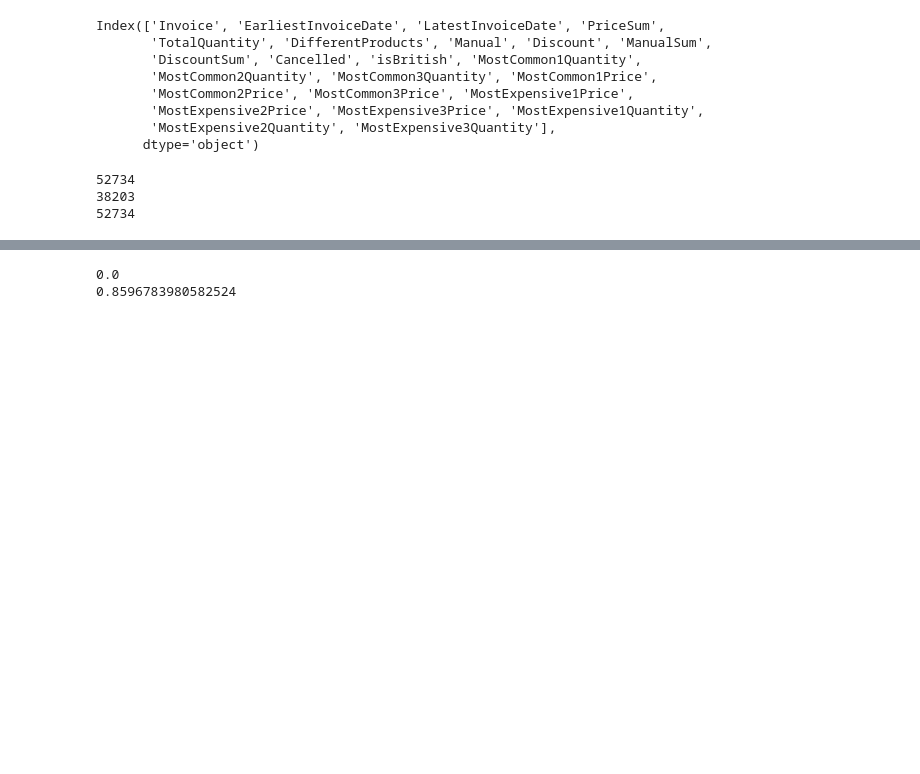
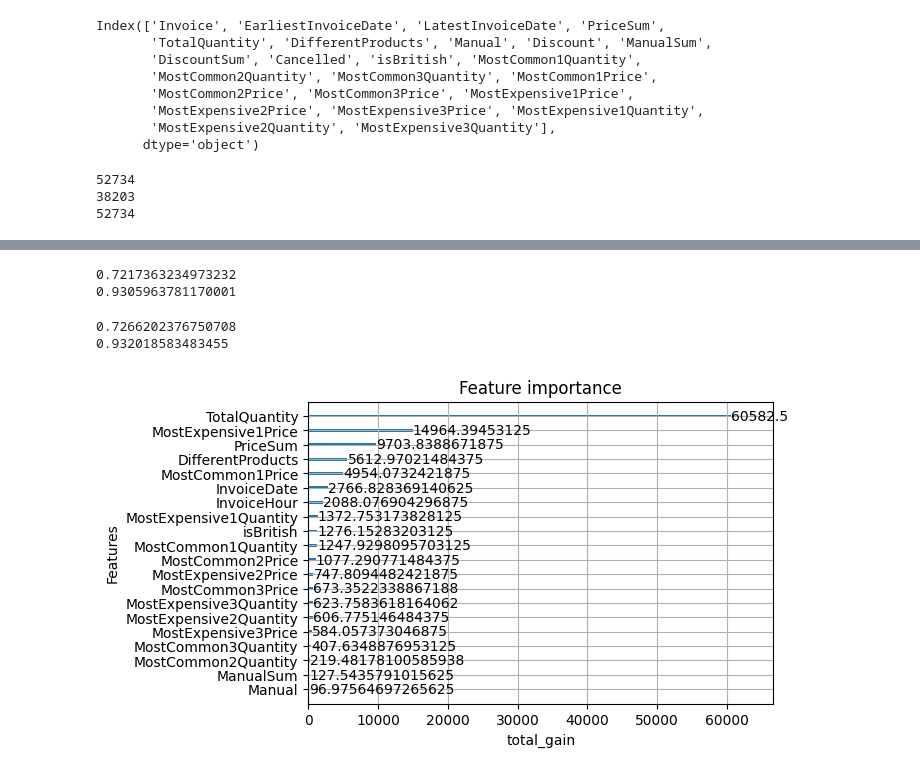
Before and after one commit to AdamGetBackToWork/WhateverBHL, a Jupyter notebook: main.ipynb, the cells around one changed output, grey strips where cells are left out. Drawn from its saved outputs; the diff is of its cells as text; code cells hidden in the pictures; blank space fills up the shorter version.

Commit message:
better xgb params

```diff
--- a/main.ipynb
+++ b/main.ipynb
@@ -314,7 +264,55 @@ print(accuracy_score(valid_y, rand))
-# %%
-zeros = np.zeros(len(valid_y))
-print(cohen_kappa_score(valid_y, zeros))
-print(accuracy_score(valid_y, zeros))
-# %% [output]
-0.0
-0.8596783980582524
+# %%
+dtrain = xgb.DMatrix(train_X, train_y)
+# %%
+model = xgb.XGBClassifier(n_estimators=cv_results['test-logloss-mean'].argmin())
+model.fit(train_X, train_y)
+pred = model.predict(test_X)
+print(cohen_kappa_score(test_y, pred))
+print(accuracy_score(test_y, pred))
+# %% [output]
+0.7217363234973232
+0.9305963781170001
+# %%
+params = dict(
+    objective='binary:logistic',
+    n_jobs=8,
+    eta=0.1,
+    gamma=0,
+    max_depth=6,
+    min_child_weight=1,
+    subsample=1,
+    sampling_method='uniform',
+    colsample_bytree=1,
+    colsample_bylevel=1,
+    colsample_bynode=1,
+    reg_lambda=1,
+    reg_alpha=2,
+    tree_method='exact',
+    scale_pos_weight=1,
+    refresh_leaf=1,
+    process_type='default'
+)
+
+cv_results = xgb.cv(
+    params=params,
+    dtrain=dtrain,
+    num_boost_round=2000,
+    nfold=5,
+    stratified=True,
+    early_stopping_rounds=50,
+    as_pandas=True,
+    verbose_eval=False
+)
+model = xgb.XGBClassifier(**params, n_estimators=cv_results['test-logloss-mean'].argmin())
+model.fit(train_X, train_y)
+pred = model.predict(test_X)
+# %%
+print(cohen_kappa_score(test_y, pred))
+print(accuracy_score(test_y, pred))
+# %% [output]
+0.7266202376750708
+0.932018583483455
+# %%
+xgb.plot_importance(model, importance_type='total_gain', xlabel='total_gain');
+# %% [output]
+[figure, added]
```
Also changed, not shown: parts of 11 cells of this notebook.
